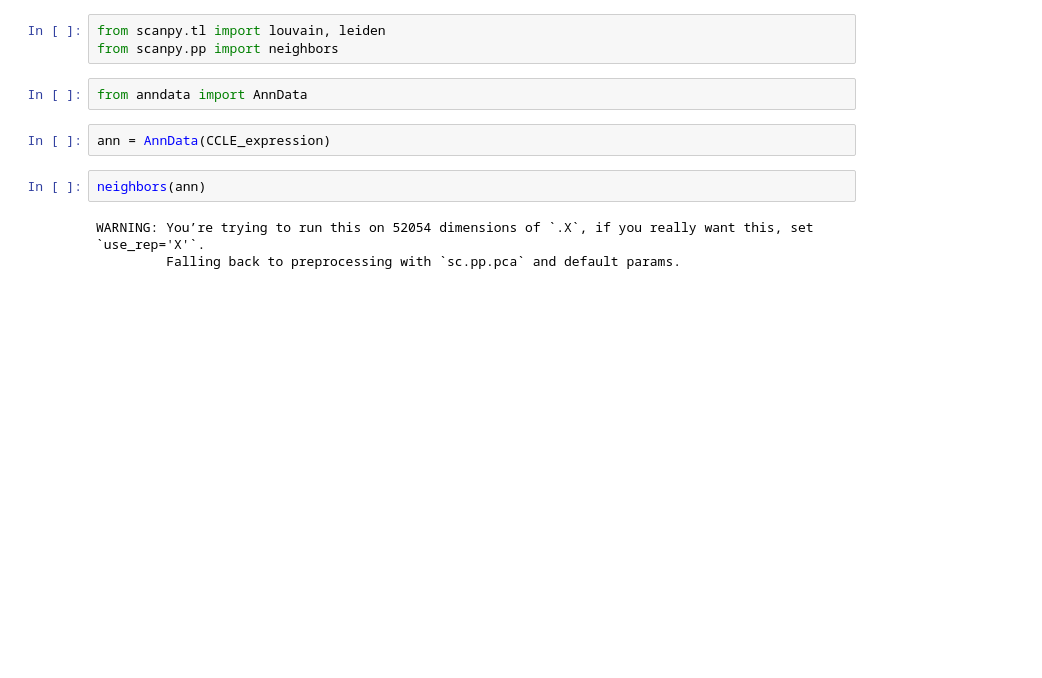
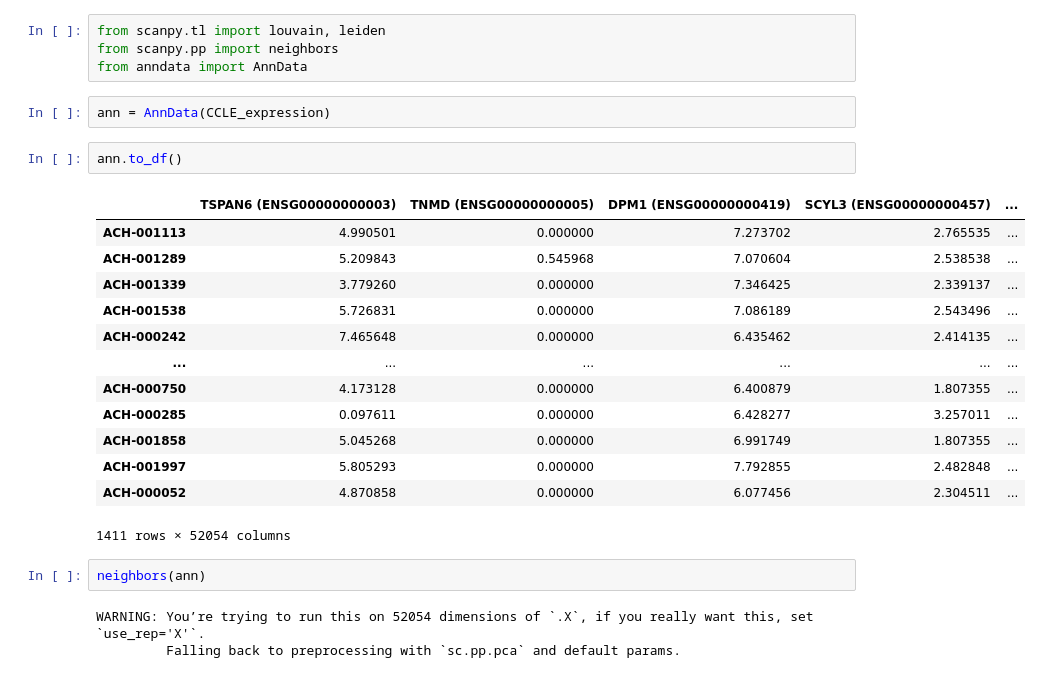
Before and after one commit to broadinstitute/celligner, a Jupyter notebook: Celligner_demo-Copy1.ipynb, the cells around one changed output. Drawn from its saved outputs; the diff is of its cells as text; blank space fills up the shorter version.

```diff
--- a/Celligner_demo-Copy1.ipynb
+++ b/Celligner_demo-Copy1.ipynb
@@ -1,10 +1,25 @@
 # %%
 from scanpy.tl import louvain, leiden
 from scanpy.pp import neighbors
+from anndata import AnnData
-# %%
-from anndata import AnnData
 # %%
 ann = AnnData(CCLE_expression)
+# %%
+ann.to_df()
+# %% [output]
+|  | TSPAN6 (ENSG00000000003) | TNMD (ENSG00000000005) | DPM1 (ENSG00000000419) | SCYL3 (ENSG00000000457) | ... |
+| ACH-001113 | 4.990501 | 0.000000 | 7.273702 | 2.765535 | ... |
+| ACH-001289 | 5.209843 | 0.545968 | 7.070604 | 2.538538 | ... |
+| ACH-001339 | 3.779260 | 0.000000 | 7.346425 | 2.339137 | ... |
+| ACH-001538 | 5.726831 | 0.000000 | 7.086189 | 2.543496 | ... |
+| ACH-000242 | 7.465648 | 0.000000 | 6.435462 | 2.414135 | ... |
+| ... | ... | ... | ... | ... | ... |
+| ACH-000750 | 4.173128 | 0.000000 | 6.400879 | 1.807355 | ... |
+| ACH-000285 | 0.097611 | 0.000000 | 6.428277 | 3.257011 | ... |
+| ACH-001858 | 5.045268 | 0.000000 | 6.991749 | 1.807355 | ... |
+| ACH-001997 | 5.805293 | 0.000000 | 7.792855 | 2.482848 | ... |
+| ACH-000052 | 4.870858 | 0.000000 | 6.077456 | 2.304511 | ... |
+1411 rows × 52054 columns
 # %%
 neighbors(ann)
 # %% [output]
```
Also changed, not shown: parts of 2 cells of this notebook, 3 other files.
